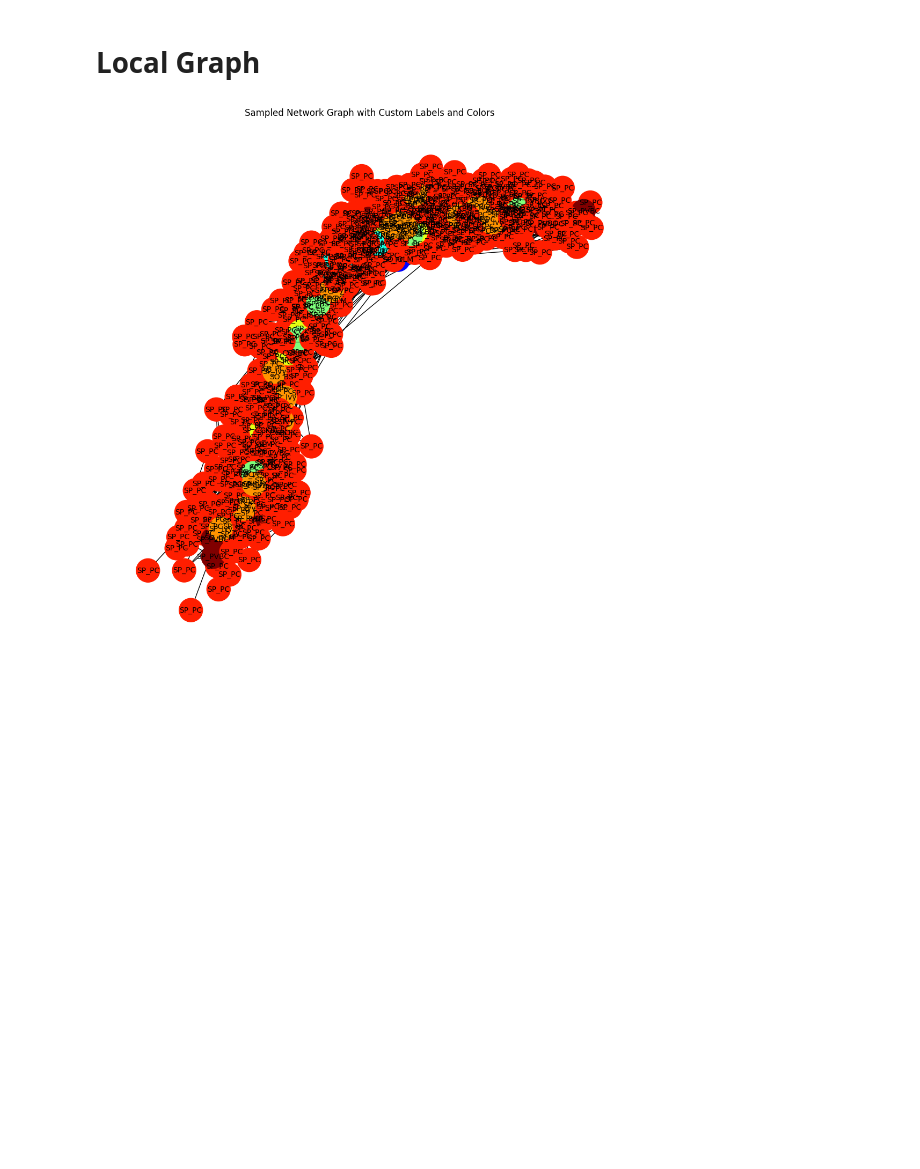
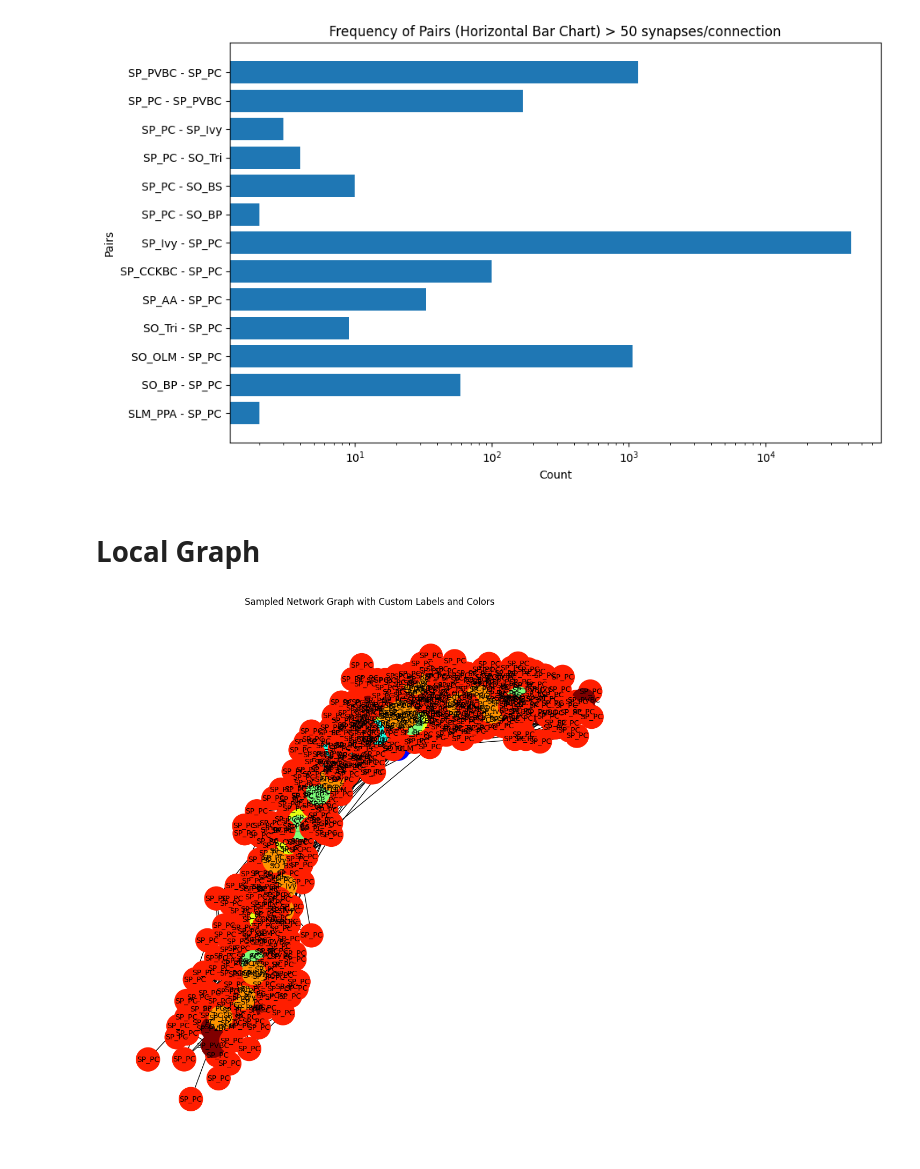
Before and after one commit to KeremKurban/graph_analysis, a Jupyter notebook: notebooks/synapses_investigate.ipynb, the cells around one changed output. Drawn from its saved outputs; the diff is of its cells as text; code cells hidden in the pictures; blank space fills up the shorter version.

```diff
--- a/notebooks/Untitled.ipynb
+++ b/notebooks/synapses_investigate.ipynb
@@ -31,2 +34,2 @@ target_connectome = connectome[target_indices,:][:,target_indices]
 # %%
-mtypes_by_gid = np.array(nodes.get(target).mtype.values)
+mtypes_by_gid = np.array(nodes.get().mtype.values)
@@ -32,0 +219,5 @@ mtypes_by_gid = np.array(nodes.get(target).mtype.values)
+# %%
+critical_value = 50
+critical_mask = synaptome>critical_value
+# %%
+critical_mask = critical_mask.tocoo()
@@ -32,0 +227,23 @@ mtypes_by_gid = np.array(nodes.get(target).mtype.values)
+# %%
+critical_pairs=[]
+for i,j in zip(critical_mask.row,critical_mask.col):
+    critical_pairs.append([mtypes_by_gid[i],mtypes_by_gid[j]])
+# %%
+# Convert the list into a DataFrame
+df = pd.DataFrame(critical_pairs, columns=['Pre', 'Post'])
+
+# Count the occurrences of each pair
+pair_counts = df.groupby(['Pre', 'Post']).size().reset_index(name='Count')
+
+# Create a horizontal bar chart to visualize the counts
+plt.figure(figsize=(10, 6))
+plt.barh(range(len(pair_counts)), pair_counts['Count'])
+plt.yticks(range(len(pair_counts)), [f'{pair[0]} - {pair[1]}' for pair in pair_counts[['Pre', 'Post']].values])
+plt.xlabel('Count')
+plt.ylabel('Pairs')
+plt.xscale('log')
+plt.title(f'Frequency of Pairs (Horizontal Bar Chart) > {critical_value} synapses/connection')
+plt.tight_layout()
+plt.show()
+# %% [output]
+[figure, added]
```
Also changed, not shown: parts of 38 cells of this notebook, 35 other files.
